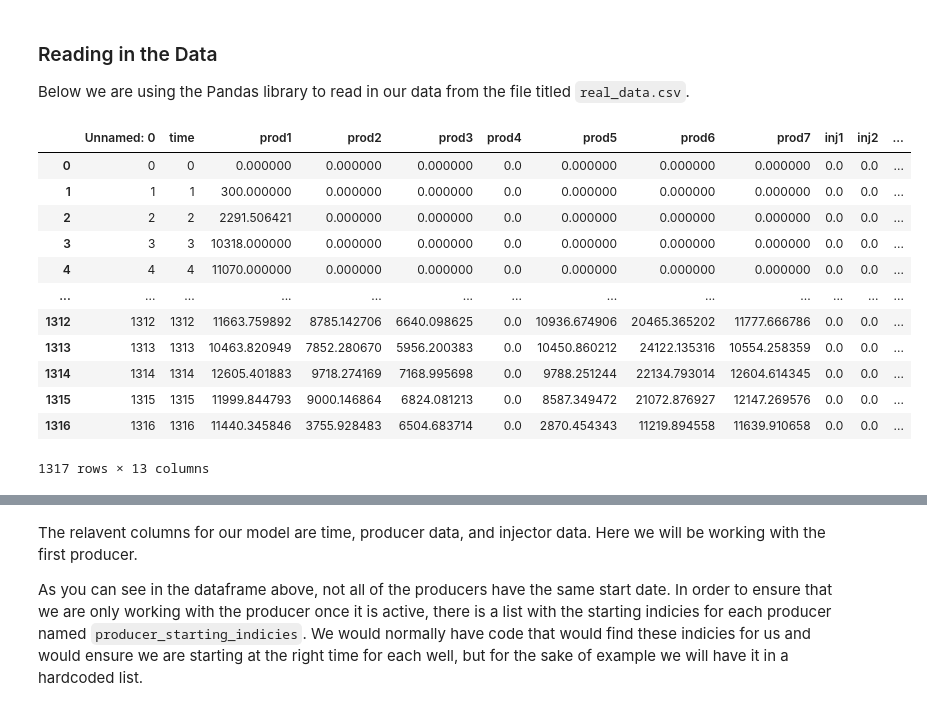
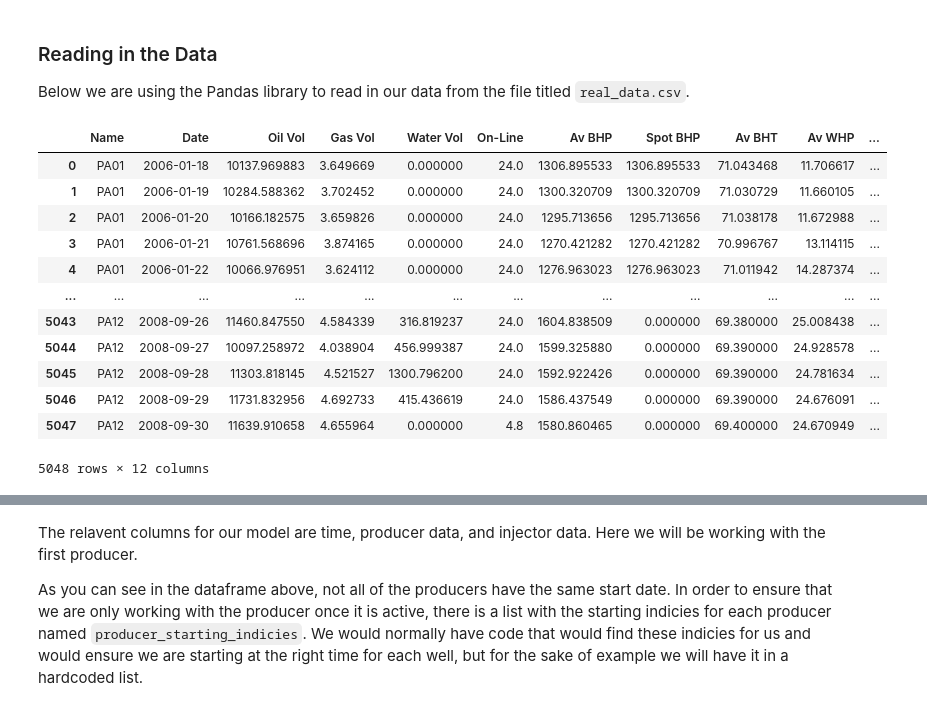
Before and after one commit to UT-DIRECT/CRM-scikit-learn, a Jupyter notebook: examples/real_data_example.ipynb, the cells around one changed output, grey strips where cells are left out. Cells and saved outputs as stored; diff of their text form; code cells hidden in the pictures.

```diff
--- a/examples/real_data_example.ipynb
+++ b/examples/real_data_example.ipynb
@@ -49,19 +50,19 @@ Where:
 
 Below we are using the Pandas library to read in our data from the file titled `real_data.csv`.
 # %%
-df = pd.read_csv('real_data.csv')
-df
+producers_df = pd.read_csv('producer_data.csv')
+producers_df
 # %% [output]
-|  | Unnamed: 0 | time | prod1 | prod2 | prod3 | prod4 | prod5 | prod6 | prod7 | inj1 | inj2 | ... |
-| 0 | 0 | 0 | 0.000000 | 0.000000 | 0.000000 | 0.0 | 0.000000 | 0.000000 | 0.000000 | 0.0 | 0.0 | ... |
-| 1 | 1 | 1 | 300.000000 | 0.000000 | 0.000000 | 0.0 | 0.000000 | 0.000000 | 0.000000 | 0.0 | 0.0 | ... |
-| 2 | 2 | 2 | 2291.506421 | 0.000000 | 0.000000 | 0.0 | 0.000000 | 0.000000 | 0.000000 | 0.0 | 0.0 | ... |
-| 3 | 3 | 3 | 10318.000000 | 0.000000 | 0.000000 | 0.0 | 0.000000 | 0.000000 | 0.000000 | 0.0 | 0.0 | ... |
-| 4 | 4 | 4 | 11070.000000 | 0.000000 | 0.000000 | 0.0 | 0.000000 | 0.000000 | 0.000000 | 0.0 | 0.0 | ... |
-| ... | ... | ... | ... | ... | ... | ... | ... | ... | ... | ... | ... | ... |
-| 1312 | 1312 | 1312 | 11663.759892 | 8785.142706 | 6640.098625 | 0.0 | 10936.674906 | 20465.365202 | 11777.666786 | 0.0 | 0.0 | ... |
-| 1313 | 1313 | 1313 | 10463.820949 | 7852.280670 | 5956.200383 | 0.0 | 10450.860212 | 24122.135316 | 10554.258359 | 0.0 | 0.0 | ... |
-| 1314 | 1314 | 1314 | 12605.401883 | 9718.274169 | 7168.995698 | 0.0 | 9788.251244 | 22134.793014 | 12604.614345 | 0.0 | 0.0 | ... |
-| 1315 | 1315 | 1315 | 11999.844793 | 9000.146864 | 6824.081213 | 0.0 | 8587.349472 | 21072.876927 | 12147.269576 | 0.0 | 0.0 | ... |
-| 1316 | 1316 | 1316 | 11440.345846 | 3755.928483 | 6504.683714 | 0.0 | 2870.454343 | 11219.894558 | 11639.910658 | 0.0 | 0.0 | ... |
+|  | Name | Date | Oil Vol | Gas Vol | Water Vol | On-Line | Av BHP | Spot BHP | Av BHT | Av WHP | ... |
+| 0 | PA01 | 2006-01-18 | 10137.969883 | 3.649669 | 0.000000 | 24.0 | 1306.895533 | 1306.895533 | 71.043468 | 11.706617 | ... |
+| 1 | PA01 | 2006-01-19 | 10284.588362 | 3.702452 | 0.000000 | 24.0 | 1300.320709 | 1300.320709 | 71.030729 | 11.660105 | ... |
+| 2 | PA01 | 2006-01-20 | 10166.182575 | 3.659826 | 0.000000 | 24.0 | 1295.713656 | 1295.713656 | 71.038178 | 11.672988 | ... |
+| 3 | PA01 | 2006-01-21 | 10761.568696 | 3.874165 | 0.000000 | 24.0 | 1270.421282 | 1270.421282 | 70.996767 | 13.114115 | ... |
+| 4 | PA01 | 2006-01-22 | 10066.976951 | 3.624112 | 0.000000 | 24.0 | 1276.963023 | 1276.963023 | 71.011942 | 14.287374 | ... |
+| ... | ... | ... | ... | ... | ... | ... | ... | ... | ... | ... | ... |
+| 5043 | PA12 | 2008-09-26 | 11460.847550 | 4.584339 | 316.819237 | 24.0 | 1604.838509 | 0.000000 | 69.380000 | 25.008438 | ... |
+| 5044 | PA12 | 2008-09-27 | 10097.258972 | 4.038904 | 456.999387 | 24.0 | 1599.325880 | 0.000000 | 69.390000 | 24.928578 | ... |
+| 5045 | PA12 | 2008-09-28 | 11303.818145 | 4.521527 | 1300.796200 | 24.0 | 1592.922426 | 0.000000 | 69.390000 | 24.781634 | ... |
+| 5046 | PA12 | 2008-09-29 | 11731.832956 | 4.692733 | 415.436619 | 24.0 | 1586.437549 | 0.000000 | 69.390000 | 24.676091 | ... |
+| 5047 | PA12 | 2008-09-30 | 11639.910658 | 4.655964 | 0.000000 | 4.8 | 1580.860465 | 0.000000 | 69.400000 | 24.670949 | ... |
-1317 rows × 13 columns
+5048 rows × 12 columns
```
Also changed, not shown: parts of 9 cells of this notebook, 3 other files.
